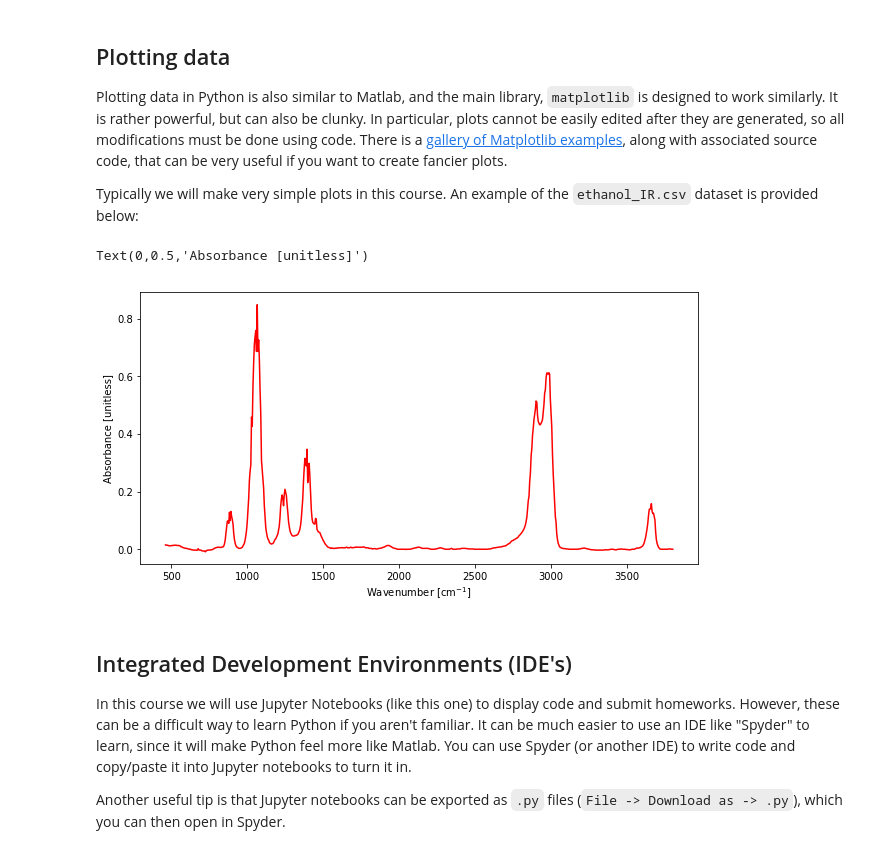
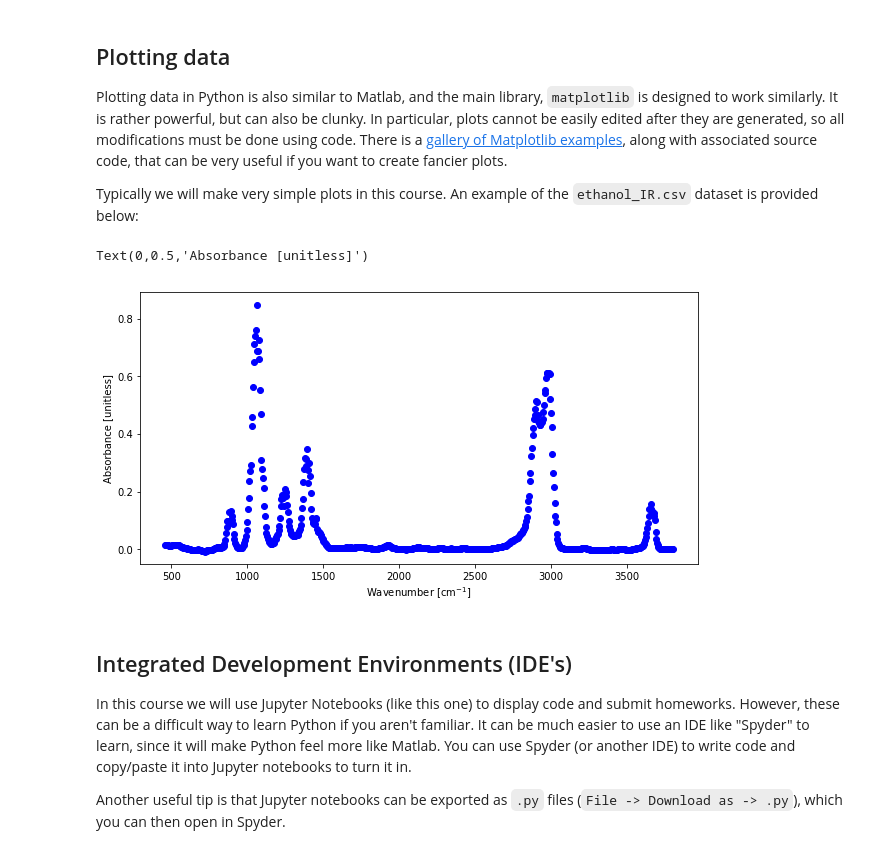
Before and after one commit to medford-group/data_analytics_ChE, a Jupyter notebook: 0-introduction/lecture-python_basics.ipynb, the cells around one changed output. Cells and saved outputs as stored; diff of their text form; code cells hidden in the pictures.

```diff
--- a/0-introduction/lecture-python_basics.ipynb
+++ b/0-introduction/lecture-python_basics.ipynb
@@ -272,18 +217,11 @@ Typically we will make very simple plots in this course. An example of the `etha
 # %%
-% matplotlib inline
-#from matplotlib import pylab as plt # This is the long way to do it
-import pylab as plt #a much shorter but equivalent import
-
-x = X[:,0] #take the first column as independent variable
-y = X[:,1] #take the second column as dependent variable
-
 fig, ax = plt.subplots(figsize=(10,5)) #create a new figure object (fig) with an associated axis object (ax)
-ax.plot(x,y,color='r')
+ax.plot(x,y,color='b',marker='o', ls='none')
 ax.set_xlabel('Wavenumber [cm$^{-1}$]')
 ax.set_ylabel('Absorbance [unitless]')
 # %% [output]
 Text(0,0.5,'Absorbance [unitless]')
-[figure, old version]
+[figure, new version]
 # %% [markdown]
 ## Integrated Development Environments (IDE's)
 
```
Also changed, not shown: parts of 29 cells of this notebook, 17 other files.
